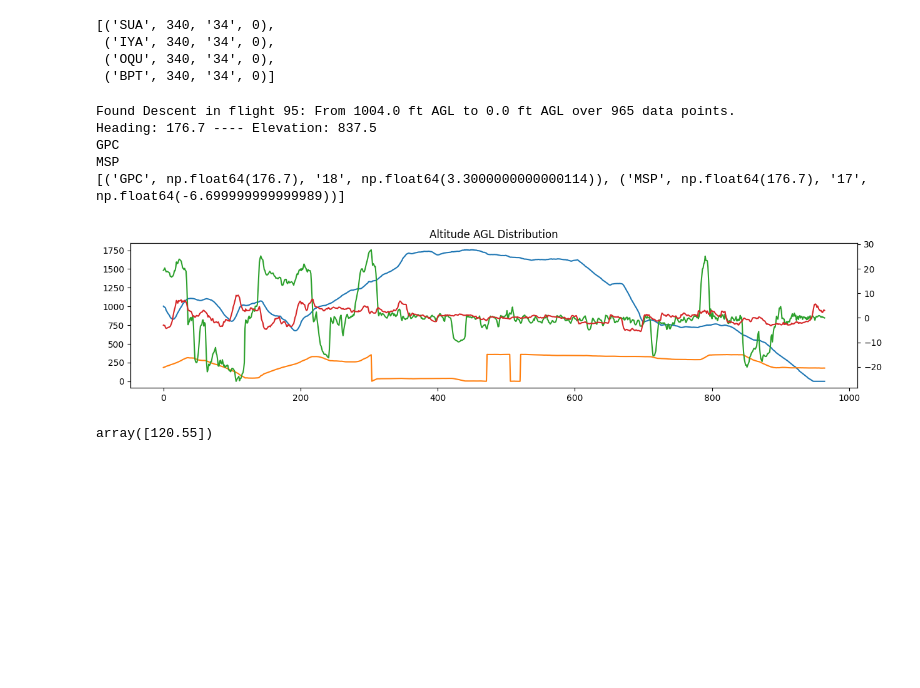
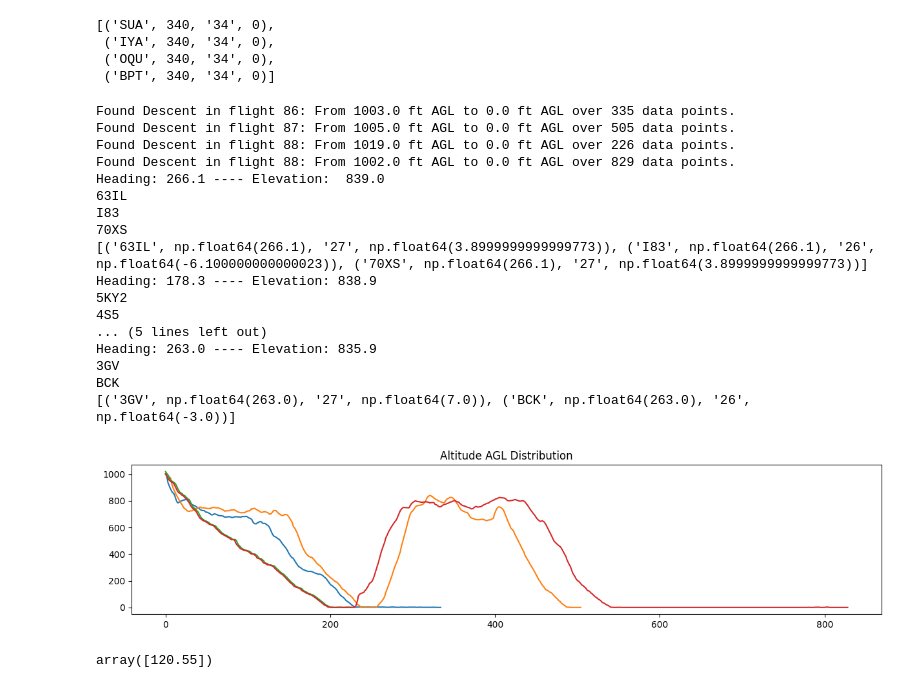
Before and after one commit to cs-powell/AviationThesis, a Jupyter notebook: Project_Data_Analysis/Empirical_Data_Analysis/empirical_analysis.ipynb, the cells around one changed output. Drawn from its saved outputs; the diff is of its cells as text; code cells hidden in the pictures; blank space fills up the shorter version.

Commit message:
Checkpoint: Working on improving the findRunway's function to support clustering the approaches

```diff
--- a/Project_Data_Analysis/Empirical_Data_Analysis/empirical_analysis.ipynb
+++ b/Project_Data_Analysis/Empirical_Data_Analysis/empirical_analysis.ipynb
@@ -118,7 +118,7 @@ def findRunway(runwayToFind:int,fieldElevation:int=0,headingTolerance:int=10,ele
         # print((int('12' + '0') == 120))
         for rwy in pavement:
             if(not re.search('[a-zA-Z]', rwy)):
-                if(int(rwy + '0') < runwayToFind+headingTolerance and int(rwy + '0') > runwayToFind-headingTolerance and airportElevations[index] >= float(fieldElevation)-elevationTolerance and airportElevations[index] <= float(fieldElevation)+elevationTolerance
+                if(int(str(rwy) + '0') < runwayToFind+headingTolerance and int(str(rwy) + '0') > runwayToFind-headingTolerance and airportElevations[index] >= float(fieldElevation)-elevationTolerance and airportElevations[index] <= float(fieldElevation)+elevationTolerance
                 and runwayLengths[index] >= minRunwayLength):
                     # print(runways.iloc[index]['ARPT_ID'] + f' Runway: {borf} on landing heading {runwayToFind} within {int(borf + '0')-runwayToFind}')
                     print(mergedData.iloc[index]['ARPT_ID'])
@@ -144,9 +144,10 @@ BPT
 descentArray = []
 headingAtLanding = []
 fieldElevation = []
+crossWindComponent = []
 
 
-for x in range (90,96):
+for x in range (86,89):
     currdf = dfArray[x]
     # x1 = 0
     # x2 = 50
@@ -168,6 +169,9 @@ for x in range (90,96):
                     descentArray.append(newDataFrame)
                     headingAtLanding.append(currdf[' HDG'][x2]) #Heading at Landing
                     fieldElevation.append(currdf[' AltMSL'][x2]) #Field Elevation at Landing
+                    # crossWindComponent.append(currdf[' WndSpd'][x2] * math.sin(currdf[' HDG'][x2]-currdf[' WndDr'][x2])) #Crosswind Component at Landing
+
+
                     storageCount+=1
 
 
@@ -177,44 +181,58 @@ for x in range (90,96):
 
 descentArray.__len__()
 axes = descentArray[0]['AltAGL'].plot(kind='line', title='Altitude AGL Distribution',figsize=(15,3))
-descentArray[0][' HDG'].plot(ax=axes, kind='line')
-descentArray[0][' Roll'].plot(ax=axes, kind='line',secondary_y=True)
-descentArray[0][' Pitch'].plot(ax=axes, kind='line',secondary_y=True)
+# descentArray[0][' HDG'].plot(ax=axes, kind='line')
+# descentArray[0][' Roll'].plot(ax=axes, kind='line',secondary_y=True)
+# descentArray[0][' Pitch'].plot(ax=axes, kind='line',secondary_y=True)
 print("Heading:",headingAtLanding[0],"----", "Elevation:",fieldElevation[0])
-print(findRunway(headingAtLanding[0],fieldElevation[0],10,5,5000))
+print(findRunway(headingAtLanding[0],fieldElevation[0],10,1,2500))
 
 
 
 # descentArray[0][' GndSpd'].plot(ax=axes, kind='line', title='Altitude AGL Distribution',figsize=(15,3),secondary_y=True)
 # axes = descentArray[0][' COM1'].plot( kind='hist', secondary_y=True)
 
 descentFreqList = []
 for x in range(1,descentArray.__len__()):
     descentArray[x]['AltAGL'].plot(ax=axes, kind='line')
-    descentArray[x][' HDG'].plot(ax=axes, kind='line',secondary_y=True)
+    # descentArray[x][' HDG'].plot(ax=axes, kind='line',secondary_y=True)
+    print("Heading:",headingAtLanding[x],"----", "Elevation:",fieldElevation[x])
+    print(findRunway(headingAtLanding[x],fieldElevation[x],10,1,2500))
 
     # descentArray[x][' GndSpd'].plot(ax=axes, kind='line',secondary_y=True)
     # descentArray[x][' GndSpd'].plot(ax=axes, kind='line',secondary_y=True)
     # descentArray[x][' COM1'].plot( kind='hist',  secondary_y=True)
     # descentFreq = descentArray[0][' COM1'].unique()
     # print(descentFreq)
     # descentFreqList.append(descentFreq)
 
 # descentFreqSer = pd.Series(descentFreqList)
 
 # print(descentFreqSer.value_counts())
 # descentFreqSer.hist()
 
 # axes.set_ylim(0,1000)
 # axes.autoscale(enable=True, axis='x', tight=True)
 plt.show()
 # %% [output]
-Found Descent in flight 95: From 1004.0 ft AGL to 0.0 ft AGL over 965 data points.
-Heading: 176.7 ---- Elevation: 837.5
-GPC
-MSP
-[('GPC', np.float64(176.7), '18', np.float64(3.3000000000000114)), ('MSP', np.float64(176.7), '17', np.float64(-6.699999999999989))]
+Found Descent in flight 86: From 1003.0 ft AGL to 0.0 ft AGL over 335 data points.
+Found Descent in flight 87: From 1005.0 ft AGL to 0.0 ft AGL over 505 data points.
+Found Descent in flight 88: From 1019.0 ft AGL to 0.0 ft AGL over 226 data points.
+Found Descent in flight 88: From 1002.0 ft AGL to 0.0 ft AGL over 829 data points.
+Heading: 266.1 ---- Elevation:  839.0
+63IL
+I83
+70XS
+[('63IL', np.float64(266.1), '27', np.float64(3.8999999999999773)), ('I83', np.float64(266.1), '26', np.float64(-6.100000000000023)), ('70XS', np.float64(266.1), '27', np.float64(3.8999999999999773))]
+Heading: 178.3 ---- Elevation: 838.9
+5KY2
+4S5
+... (5 lines left out)
+Heading: 263.0 ---- Elevation: 835.9
+3GV
+BCK
+[('3GV', np.float64(263.0), '27', np.float64(7.0)), ('BCK', np.float64(263.0), '26', np.float64(-3.0))]
-[figure, old version]
+[figure, new version]
 # %%
 descentFreq = descentArray[0][' COM1'].unique()
 # %% [output]
```
Also changed, not shown: 1 other file.
